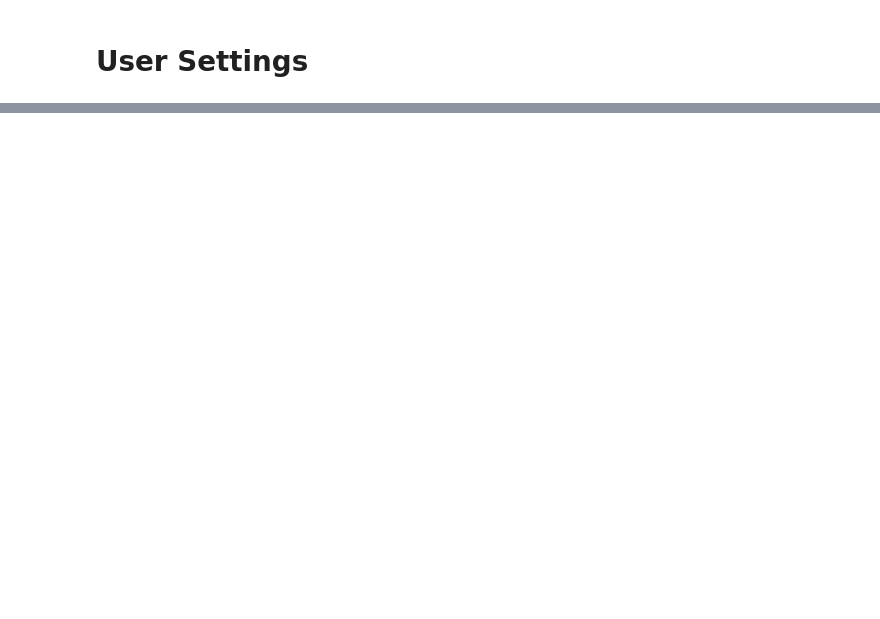
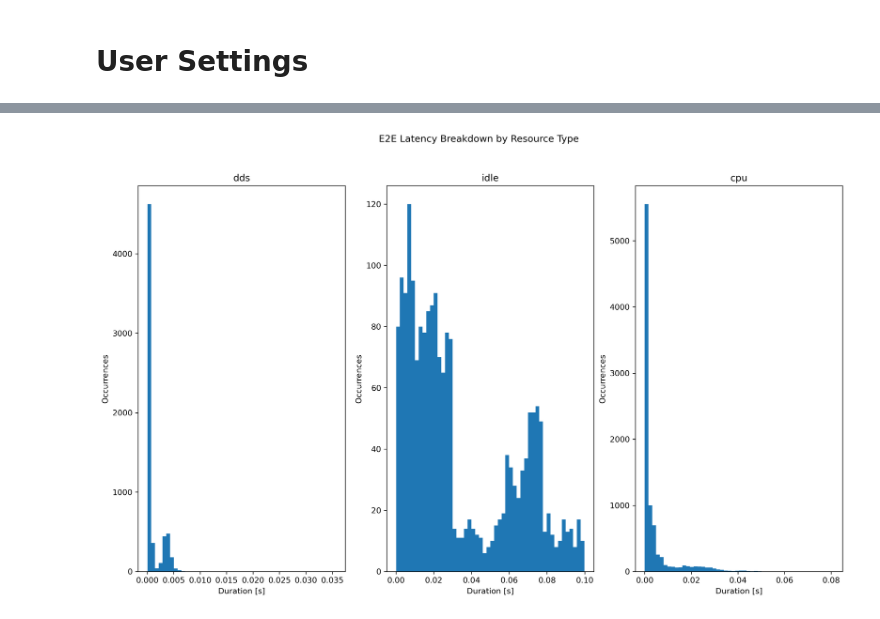
Before and after one commit to TUM-AVS/ros2_latency_analysis, a Jupyter notebook: trace-analysis.ipynb, the cells around one changed output, grey strips where cells are left out. Cells and saved outputs as stored; diff of their text form; code cells hidden in the pictures; blank space fills up the shorter version.

```diff
--- a/trace-analysis.ipynb
+++ b/trace-analysis.ipynb
@@ -243,7 +284,7 @@ from message_tree.message_tree_algorithms import build_dep_trees
 end_topics = [t for t in _tracing_context.topics if any(re.search(f, t.name) for f in E2E_OUTPUT_TOPIC_PATTERNS)]
 
 def _build_dep_trees():
-    return build_dep_trees(end_topics, lat_graph, _tracing_context, E2E_EXCLUDED_PATH_PATTERNS, E2E_TIME_LIMIT_S)
+    return build_dep_trees(end_topics, lat_graph, _tracing_context, E2E_EXCL_PATH_PATTERNS, E2E_TIME_LIMIT_S)
 
 try:
     trees = cached("trees", _build_dep_trees, [TR_PATH], not CACHING_ENABLED)
@@ -345,9 +354,11 @@ df_print = df_print.sort_values(("e2e_latency", "count"), ascending=False)
 df_print.to_csv(os.path.join(OUT_PATH, "e2e_overview.csv"), sep="\t", index=False)
 df_print
 # %%
+%%skip_if_false MANUAL_CACHE
+
 import pickle
-#with open("state.pkl", "wb") as f:
-#    pickle.dump((trees_paths, all_paths, lidar_paths, cohorts), f)
+# with open("state.pkl", "wb") as f:
+#     pickle.dump((trees_paths, all_paths, lidar_paths, cohorts), f)
 with open("state.pkl", "rb") as f:
-    (trees_paths, all_paths, lidar_paths, cohorts) = pickle.load(f)
+    (trees_paths, all_paths, relevant_paths, cohorts) = pickle.load(f)
 # %%
@@ -420,13 +401,35 @@ lidar_cohort, e2e_breakdowns = zip(*filt)
+# %%
+from message_tree.message_tree_algorithms import e2e_latency_breakdown
+
+##################################################
+# Break down the E2E latency into its constituent
+# latencies.
+##################################################
+
+e2e_breakdowns = list(map(e2e_latency_breakdown, relevant_dataflows))
+filt = [(path, bdown) for (path, bdown) in zip(relevant_dataflows, e2e_breakdowns)
+                if not any(True for item in bdown
+                           if item.type == "idle" and item.duration > item.location[1].callback_obj.owner.period * 1e-9)]
+
+# Backup for debug purposes.
+lidar_cohort_orig = relevant_dataflows
+e2e_breakdowns_orig = e2e_breakdowns
+
+relevant_dataflows, e2e_breakdowns = zip(*filt)
 # %%
 %%skip_if_false E2E_ENABLED
 %%skip_if_false E2E_PLOT
+
+##################################################
+# Output the chosen DFG path to a file
+##################################################
 
 from message_tree.message_tree_algorithms import e2e_latency_breakdown
 
 conv_items = [i for p in e2e_breakdowns for i in p]
 with open("out/plot_e2es_path.txt", "w") as f:
-    f.write(f"Number of path instances: {len(lidar_cohort)}\n")
-    f.write( "    " + "\n -> ".join(lidar_chain.split(" -> ")))
+    f.write(f"Number of path instances: {len(relevant_dataflows)}\n")
+    f.write( "    " + "\n -> ".join(relevant_path.split(" -> ")))
     f.write("\n")
 
 conv_items_unique = set(conv_items)
@@ -434,33 +437,41 @@ conv_items_unique = set(conv_items)
 def e2e_breakdown_type_hist__(items):
     """
     Given a list of e2e breakdown instances of the form `("<type>", <duration>)`, plots a histogram for each encountered
     type.
     """
     plot_types = ("dds", "idle", "cpu")
     #assert all(item.type in plot_types for item in items)
 
     plt.close("E2E type breakdown histograms")
     fig, axes = plt.subplots(1, 3, num="E2E type breakdown histograms", dpi=300, figsize=(16, 9))
     fig.suptitle("E2E Latency Breakdown by Resource Type")
 
     for type, ax in zip(plot_types, axes):
         durations = [item.duration for item in items if item.type == type]
 
         df = pd.Series(durations)
         df.to_csv(f"out/plot_e2es_{type}_portion.csv", header=[f"e2e_latency_{type}_portion_s"], index=False)
 
         ax.set_title(type)
         ax.hist(durations, bins=50)
         #ax.set_yscale("log")
         ax.set_xlabel("Duration [s]")
         ax.set_ylabel("Occurrences")
 
     return fig
 
+##################################################
+# Plot DDS/idle/computation time histograms
+# Histograms show individual latency components
+# over all dataflows (de-duplicated)
+##################################################
+
 fig = e2e_breakdown_type_hist__(conv_items_unique)
 plt.savefig("out/plot_e2e_portions.png")
 
 None
+# %% [output]
+[figure, added]
 # %%
 %%skip_if_false E2E_ENABLED
 %%skip_if_false E2E_PLOT
```
Also changed, not shown: parts of 25 cells of this notebook, 2 other files.
